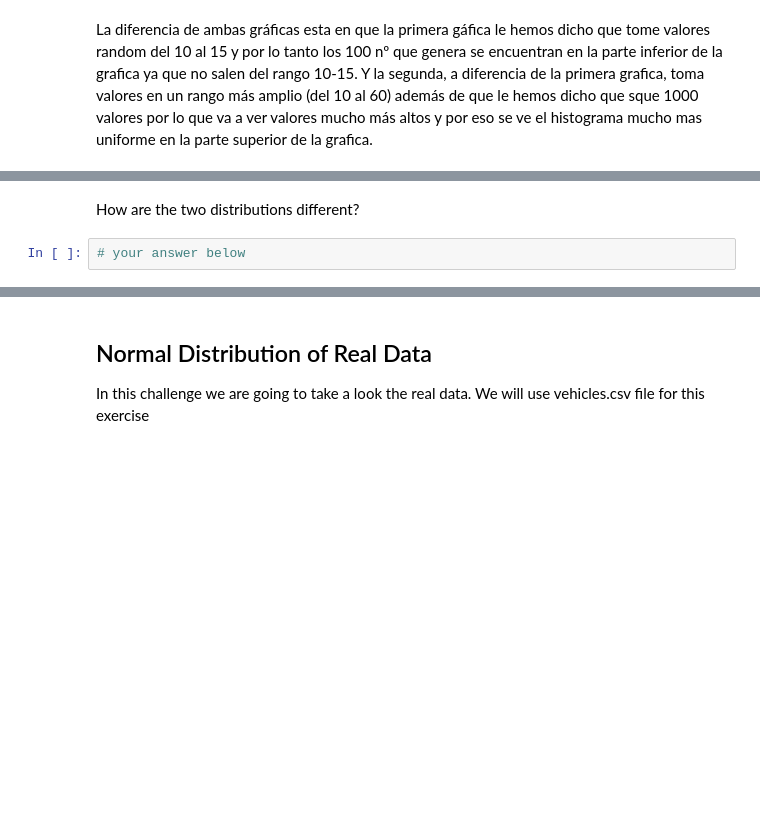
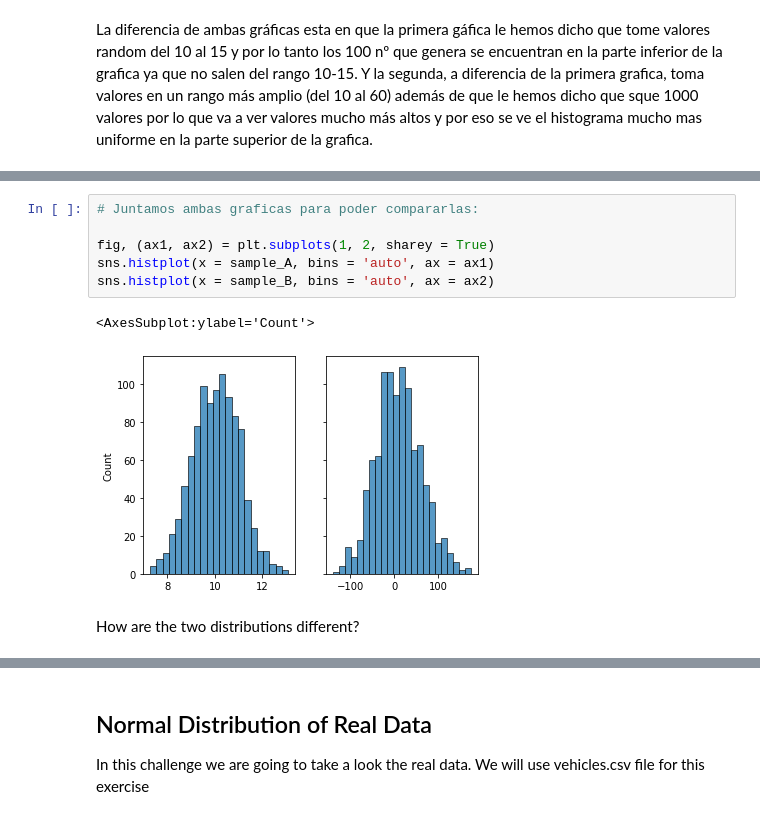
Before and after one commit to ironhack-datalabs/datamad1020-rev, a Jupyter notebook: module-2/lab-continuous-probability-distribution/your-code/main.ipynb, the cells around one changed output, grey strips where cells are left out. Drawn from its saved outputs; the diff is of its cells as text; blank space fills up the shorter version.

```diff
--- a/module-2/lab-continuous-probability-distribution/your-code/main.ipynb
+++ b/module-2/lab-continuous-probability-distribution/your-code/main.ipynb
@@ -150,4 +190,11 @@ Expected output:
+# %%
+# Juntamos ambas graficas para poder compararlas:
+
+fig, (ax1, ax2) = plt.subplots(1, 2, sharey = True)
+sns.histplot(x = sample_A, bins = 'auto', ax = ax1)
+sns.histplot(x = sample_B, bins = 'auto', ax = ax2)
+# %% [output]
+<AxesSubplot:ylabel='Count'>
+[figure, added]
 # %% [markdown]
 How are the two distributions different?
-# %%
-# your answer below
```
Also changed, not shown: parts of 44 cells of this notebook.
